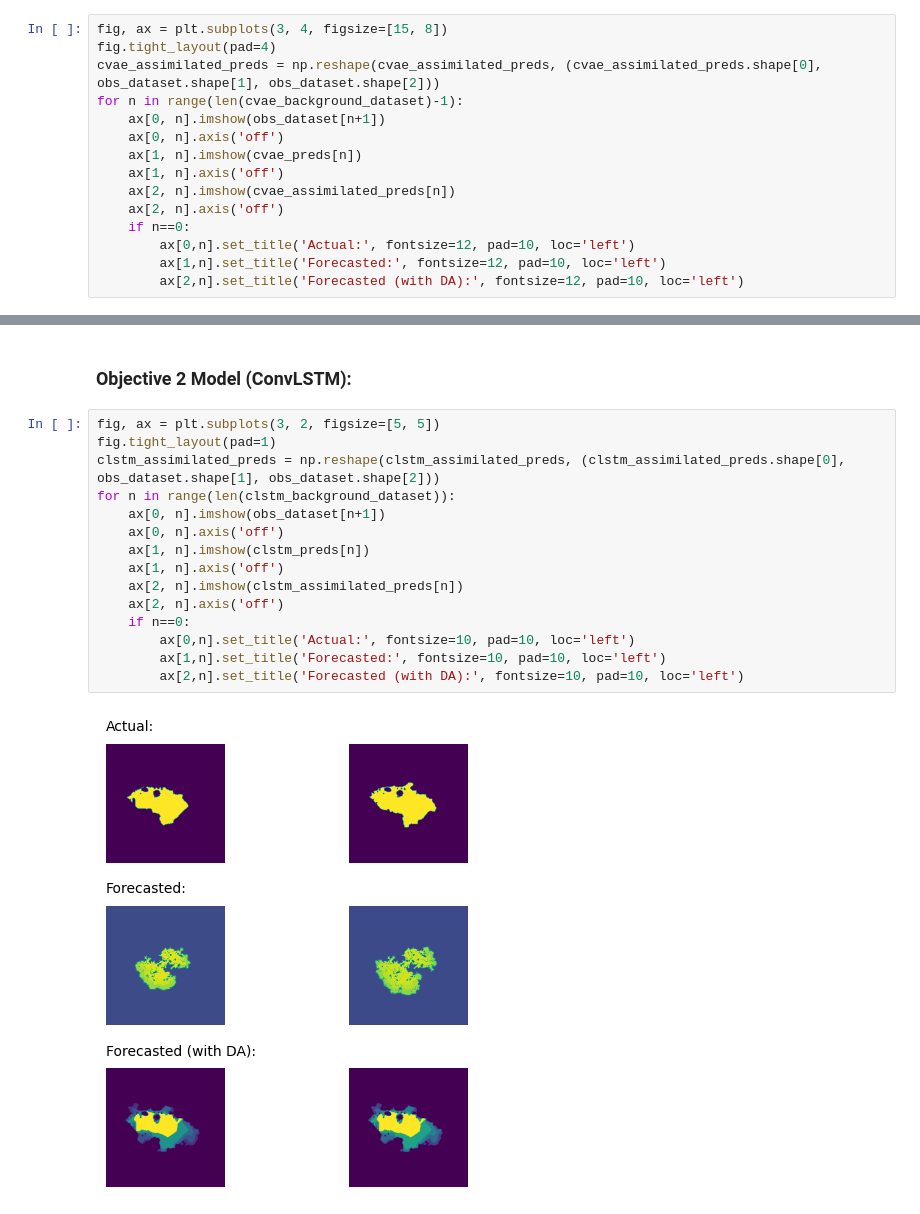
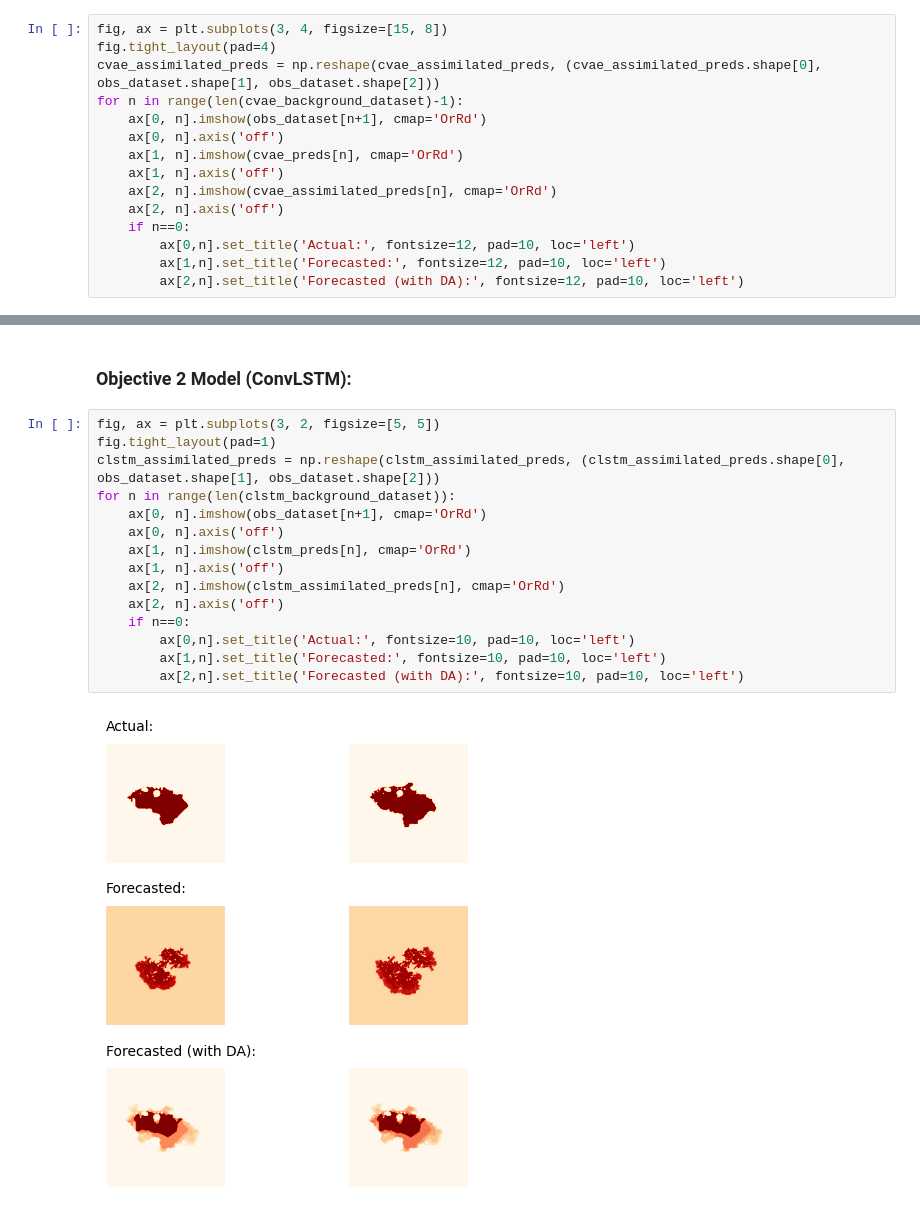
Before and after one commit to edsml-sm1122/ads-wildfire, a Jupyter notebook: wildfire/objective_3.ipynb, the cells around one changed output, grey strips where cells are left out. Drawn from its saved outputs; the diff is of its cells as text.

```diff
--- a/wildfire/objective_3.ipynb
+++ b/wildfire/objective_3.ipynb
@@ -139,11 +139,11 @@ fig, ax = plt.subplots(3, 4, figsize=[15, 8])
 fig.tight_layout(pad=4)
 cvae_assimilated_preds = np.reshape(cvae_assimilated_preds, (cvae_assimilated_preds.shape[0], obs_dataset.shape[1], obs_dataset.shape[2]))
 for n in range(len(cvae_background_dataset)-1):
-    ax[0, n].imshow(obs_dataset[n+1])
+    ax[0, n].imshow(obs_dataset[n+1], cmap='OrRd')
     ax[0, n].axis('off')
-    ax[1, n].imshow(cvae_preds[n])
+    ax[1, n].imshow(cvae_preds[n], cmap='OrRd')
     ax[1, n].axis('off')
-    ax[2, n].imshow(cvae_assimilated_preds[n])
+    ax[2, n].imshow(cvae_assimilated_preds[n], cmap='OrRd')
     ax[2, n].axis('off')
     if n==0:
         ax[0,n].set_title('Actual:', fontsize=12, pad=10, loc='left')
@@ -156,17 +156,17 @@ for n in range(len(cvae_background_dataset)-1):
 # %%
 fig, ax = plt.subplots(3, 2, figsize=[5, 5])
 fig.tight_layout(pad=1)
 clstm_assimilated_preds = np.reshape(clstm_assimilated_preds, (clstm_assimilated_preds.shape[0], obs_dataset.shape[1], obs_dataset.shape[2]))
 for n in range(len(clstm_background_dataset)):
-    ax[0, n].imshow(obs_dataset[n+1])
+    ax[0, n].imshow(obs_dataset[n+1], cmap='OrRd')
     ax[0, n].axis('off')
-    ax[1, n].imshow(clstm_preds[n])
+    ax[1, n].imshow(clstm_preds[n], cmap='OrRd')
     ax[1, n].axis('off')
-    ax[2, n].imshow(clstm_assimilated_preds[n])
+    ax[2, n].imshow(clstm_assimilated_preds[n], cmap='OrRd')
     ax[2, n].axis('off')
     if n==0:
         ax[0,n].set_title('Actual:', fontsize=10, pad=10, loc='left')
         ax[1,n].set_title('Forecasted:', fontsize=10, pad=10, loc='left')
         ax[2,n].set_title('Forecasted (with DA):', fontsize=10, pad=10, loc='left')
 # %% [output]
-[figure, old version]
+[figure, new version]
```
Also changed, not shown: parts of 3 cells of this notebook, 2 other files.
